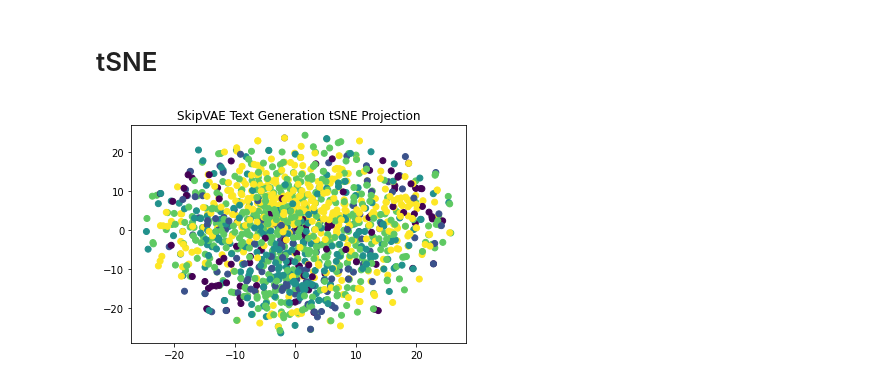
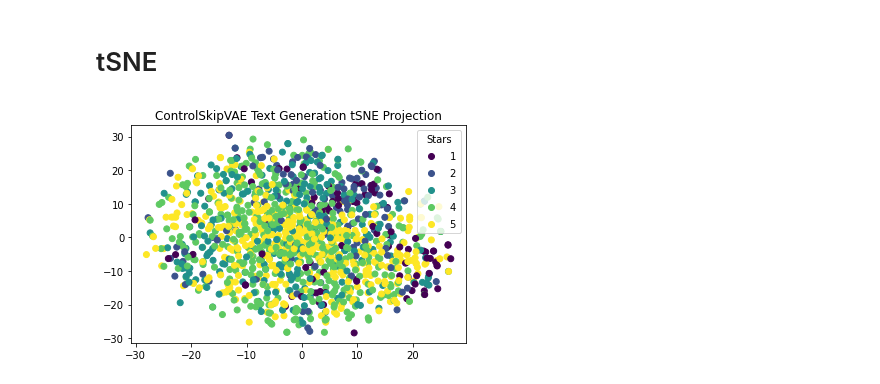
Before and after one commit to guanjiew/VAE-on-Posterior-Collapse, a Jupyter notebook: ControlVAE_Text_Generation.ipynb, the cells around one changed output. Drawn from its saved outputs; the diff is of its cells as text; code cells hidden in the pictures.

Commit message:
Legend for tSNE scatter plot

```diff
--- a/ControlVAE_Text_Generation.ipynb
+++ b/ControlVAE_Text_Generation.ipynb
@@ -207,7 +207,7 @@ class Config():
   latent_dims = 32
   max_vocab = 12000
 
-  pid_control = False
+  pid_control = True
   skip_connection = True
 
   lr_decay_hparams = {
@@ -612,20 +612,21 @@ with torch.no_grad():
 # %%
 def tsne(model, dataset):
     latents = None
     for batch, seq_lengths in dataset:
         batch_latents, _ = model.encode(batch.to(model.device), seq_lengths)
         if latents is None:
             latents = batch_latents.cpu()
         else:
             latents = torch.cat([latents, batch_latents.cpu()])
     projections = TSNE().fit_transform(latents.numpy())
     return projections
 
 with torch.no_grad():
     projections = tsne(model, dataset['test'])
     labels = [pair[1] for pair in test_data[:projections.shape[0]]]
-    plt.scatter(projections[:,0], projections[:,1], c=labels)
-    plt.title("SkipVAE Text Generation tSNE Projection")
+    scatter = plt.scatter(projections[:,0], projections[:,1], c=labels)
+    plt.title("ControlSkipVAE Text Generation tSNE Projection")
+    plt.legend(*scatter.legend_elements(), title="Stars")
     plt.show()
 # %% [output]
-[figure, old version]
+[figure, new version]
```
Also changed, not shown: parts of 3 cells of this notebook.
